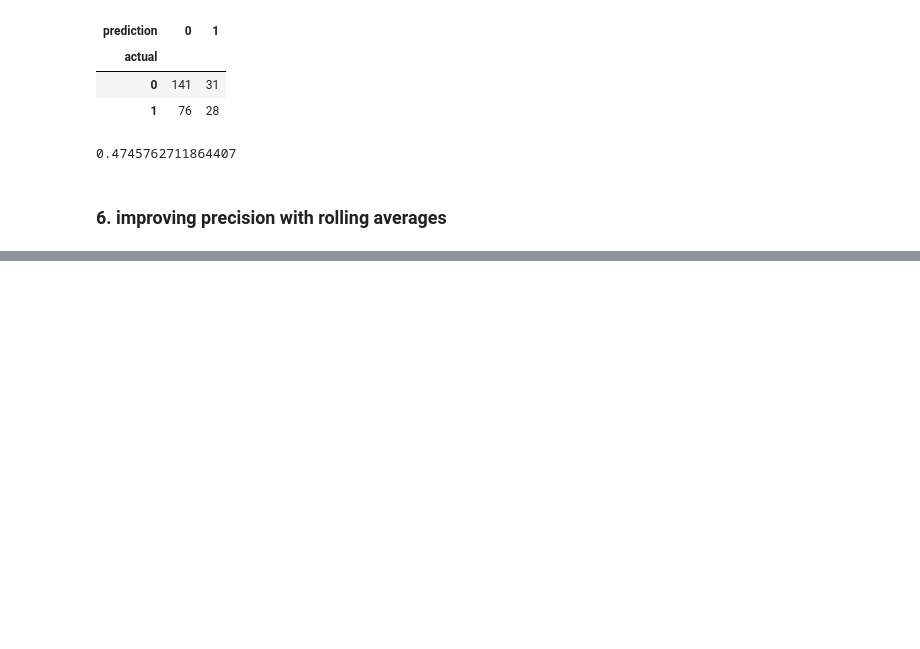
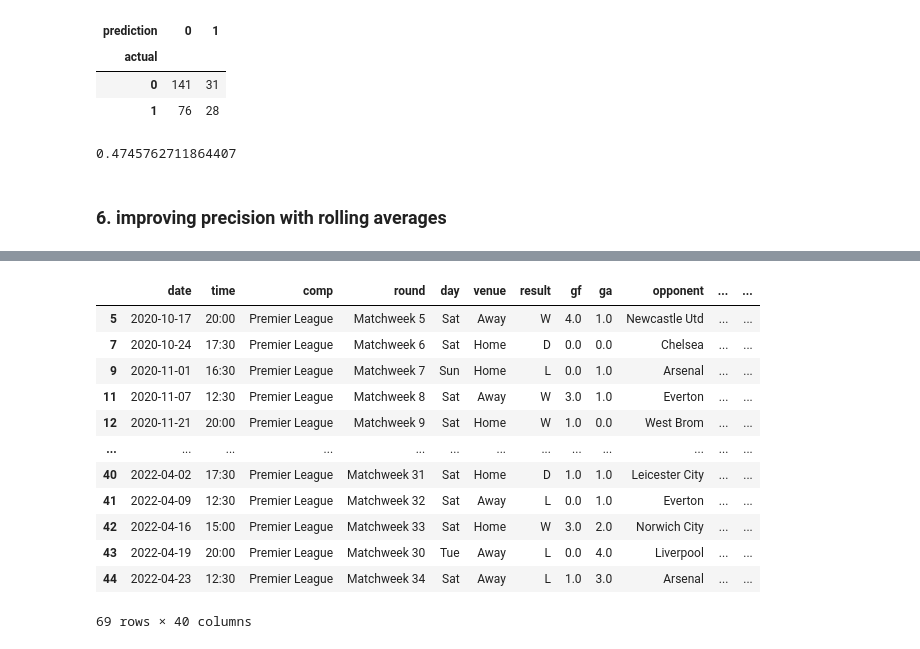
Before and after one commit to IDRISSI-Karim/Football_Predicition, a Jupyter notebook: model/training.ipynb, the cells around one changed output, grey strips where cells are left out. Saved outputs shown, nothing was run; the diff lists cells and outputs as text; code cells hidden in the pictures; blank space fills up the shorter version.

```diff
--- a/model/training.ipynb
+++ b/model/training.ipynb
@@ -208,0 +229,10 @@ precision_score(test["target"], preds)
+# %%
+def rolling_averages(group, cols, new_cols):
+    group = group.sort_values("date")
+    rolling_stats = group[cols].rolling(3, closed='left').mean()
+    group[new_cols] = rolling_stats
+    group = group.dropna(subset=new_cols)
+    return group
+# %%
+cols = ["gf", "ga", "sh", "sot", "dist", "fk", "pk", "pkatt"]
+new_cols = [f"{c}_rolling" for c in cols]
@@ -208,0 +250,16 @@ precision_score(test["target"], preds)
+# %%
+rolling_averages(group, cols, new_cols)
+# %% [output]
+|  | date | time | comp | round | day | venue | result | gf | ga | opponent | ... | ... |
+| 5 | 2020-10-17 | 20:00 | Premier League | Matchweek 5 | Sat | Away | W | 4.0 | 1.0 | Newcastle Utd | ... | ... |
+| 7 | 2020-10-24 | 17:30 | Premier League | Matchweek 6 | Sat | Home | D | 0.0 | 0.0 | Chelsea | ... | ... |
+| 9 | 2020-11-01 | 16:30 | Premier League | Matchweek 7 | Sun | Home | L | 0.0 | 1.0 | Arsenal | ... | ... |
+| 11 | 2020-11-07 | 12:30 | Premier League | Matchweek 8 | Sat | Away | W | 3.0 | 1.0 | Everton | ... | ... |
+| 12 | 2020-11-21 | 20:00 | Premier League | Matchweek 9 | Sat | Home | W | 1.0 | 0.0 | West Brom | ... | ... |
+| ... | ... | ... | ... | ... | ... | ... | ... | ... | ... | ... | ... | ... |
+| 40 | 2022-04-02 | 17:30 | Premier League | Matchweek 31 | Sat | Home | D | 1.0 | 1.0 | Leicester City | ... | ... |
+| 41 | 2022-04-09 | 12:30 | Premier League | Matchweek 32 | Sat | Away | L | 0.0 | 1.0 | Everton | ... | ... |
+| 42 | 2022-04-16 | 15:00 | Premier League | Matchweek 33 | Sat | Home | W | 3.0 | 2.0 | Norwich City | ... | ... |
+| 43 | 2022-04-19 | 20:00 | Premier League | Matchweek 30 | Tue | Away | L | 0.0 | 4.0 | Liverpool | ... | ... |
+| 44 | 2022-04-23 | 12:30 | Premier League | Matchweek 34 | Sat | Away | L | 1.0 | 3.0 | Arsenal | ... | ... |
+69 rows × 40 columns
```
Also changed, not shown: parts of 4 cells of this notebook.
